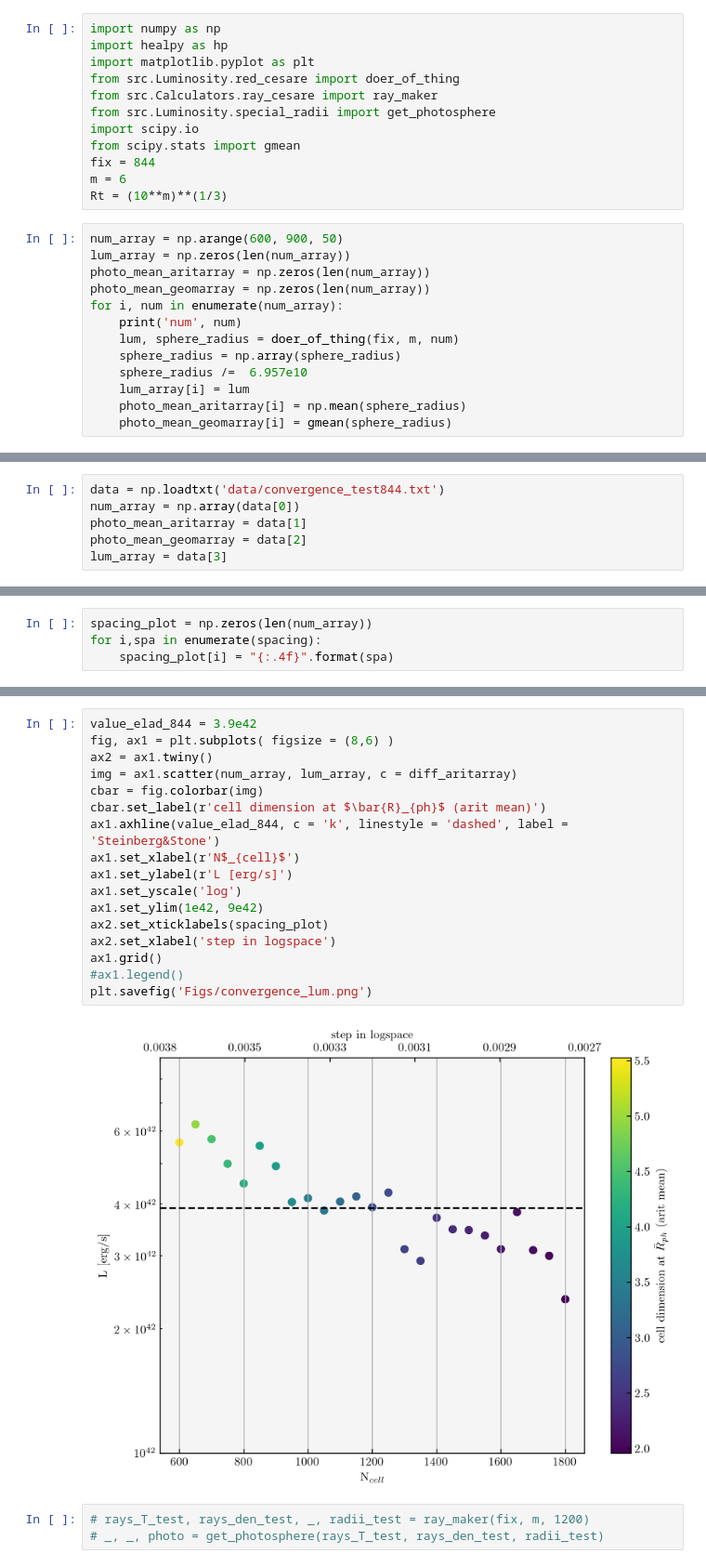
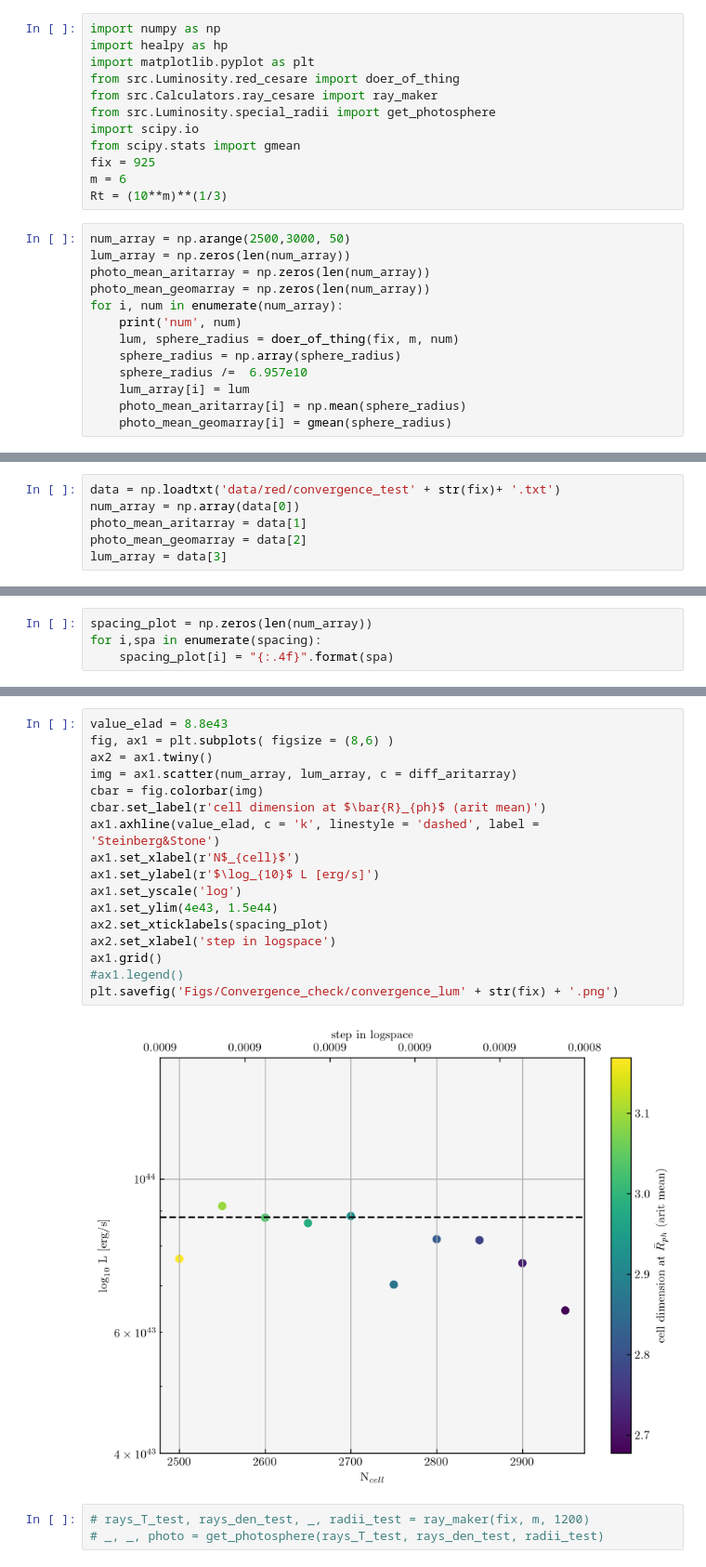
Before and after one commit to KKilmetis8/tde_comparison, a Jupyter notebook: test_radii.ipynb, the cells around one changed output, grey strips where cells are left out. Shown at 93% size. Cells and saved outputs as stored; diff of their text form.

```diff
--- a/test_radii.ipynb
+++ b/test_radii.ipynb
@@ -7,11 +7,11 @@ from src.Calculators.ray_cesare import ray_maker
 from src.Luminosity.special_radii import get_photosphere
 import scipy.io
 from scipy.stats import gmean
-fix = 844
+fix = 925
 m = 6
 Rt = (10**m)**(1/3)
 # %%
-num_array = np.arange(600, 900, 50)
+num_array = np.arange(2500,3000, 50)
 lum_array = np.zeros(len(num_array))
 photo_mean_aritarray = np.zeros(len(num_array))
 photo_mean_geomarray = np.zeros(len(num_array))
@@ -64,7 +64,7 @@ with open('data/convergence_test' + str(fix) + '.txt', 'a') as f:
     f.write(' '.join(map(str, lum_array)) + '\n')
     f.close()
 # %%
-data = np.loadtxt('data/convergence_test844.txt')
+data = np.loadtxt('data/red/convergence_test' + str(fix)+ '.txt')
 num_array = np.array(data[0])
 photo_mean_aritarray = data[1]
 photo_mean_geomarray = data[2]
@@ -126,22 +126,22 @@ plt.savefig('Figs/convergence_geomphoto.png')
 # %%
-value_elad_844 = 3.9e42
+value_elad = 8.8e43
 fig, ax1 = plt.subplots( figsize = (8,6) )
 ax2 = ax1.twiny()
 img = ax1.scatter(num_array, lum_array, c = diff_aritarray)
 cbar = fig.colorbar(img)
 cbar.set_label(r'cell dimension at $\bar{R}_{ph}$ (arit mean)')
-ax1.axhline(value_elad_844, c = 'k', linestyle = 'dashed', label = 'Steinberg&Stone')
+ax1.axhline(value_elad, c = 'k', linestyle = 'dashed', label = 'Steinberg&Stone')
 ax1.set_xlabel(r'N$_{cell}$')
-ax1.set_ylabel(r'L [erg/s]')
+ax1.set_ylabel(r'$\log_{10}$ L [erg/s]')
 ax1.set_yscale('log')
-ax1.set_ylim(1e42, 9e42)
+ax1.set_ylim(4e43, 1.5e44)
 ax2.set_xticklabels(spacing_plot)
 ax2.set_xlabel('step in logspace')
 ax1.grid()
 #ax1.legend()
-plt.savefig('Figs/convergence_lum.png')
+plt.savefig('Figs/Convergence_check/convergence_lum' + str(fix) + '.png')
 # %% [output]
-[figure, old version]
+[figure, new version]
 # %%
 # rays_T_test, rays_den_test, _, radii_test = ray_maker(fix, m, 1200)
 # _, _, photo = get_photosphere(rays_T_test, rays_den_test, radii_test)
```
Also changed, not shown: parts of 6 cells of this notebook, 11 other files.
